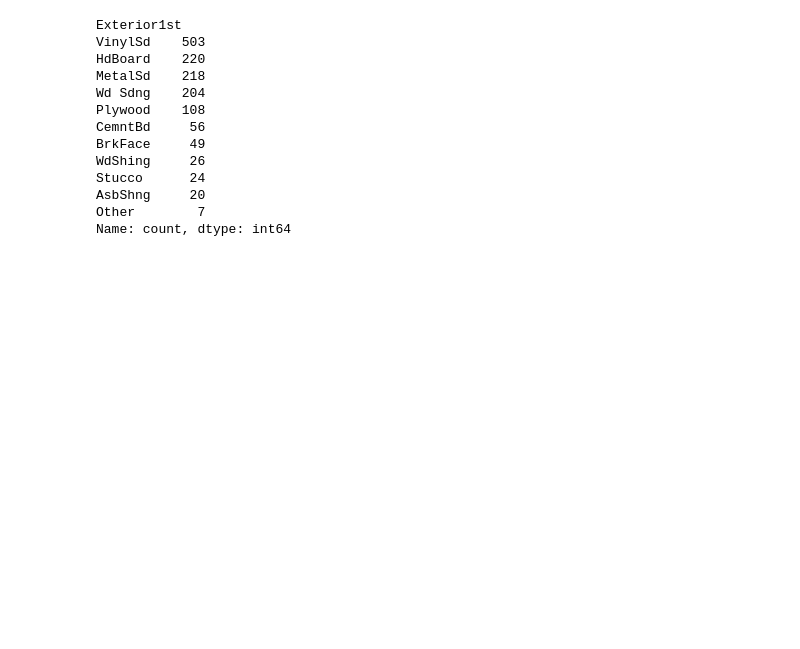
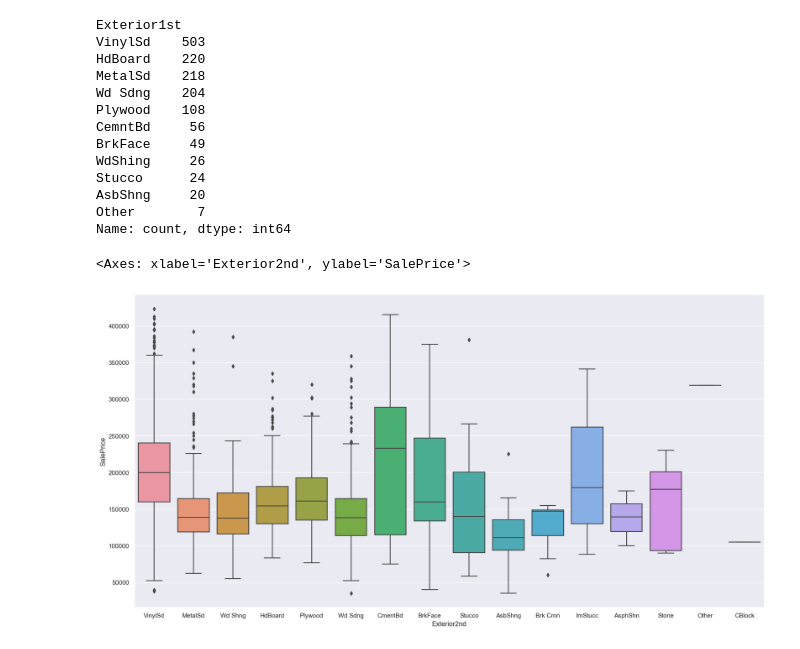
Before and after one commit to adityasngh/Kaggle-House-Prices-Regression, a Jupyter notebook: Kaggle_House_Prices_Regression.ipynb, the cells around one changed output. Cells and saved outputs as stored; diff of their text form; code cells hidden in the pictures; blank space fills up the shorter version.

```diff
--- a/Kaggle_House_Prices_Regression.ipynb
+++ b/Kaggle_House_Prices_Regression.ipynb
@@ -361,3 +361,9 @@ Stucco      24
 AsbShng     20
 Other        7
 Name: count, dtype: int64
+# %%
+plt.figure(figsize=(20, 10))
+sns.boxplot(x = df['Exterior2nd'], y = df['SalePrice'])
+# %% [output]
+<Axes: xlabel='Exterior2nd', ylabel='SalePrice'>
+[figure, added]
```
Also changed, not shown: parts of 2 cells of this notebook.
